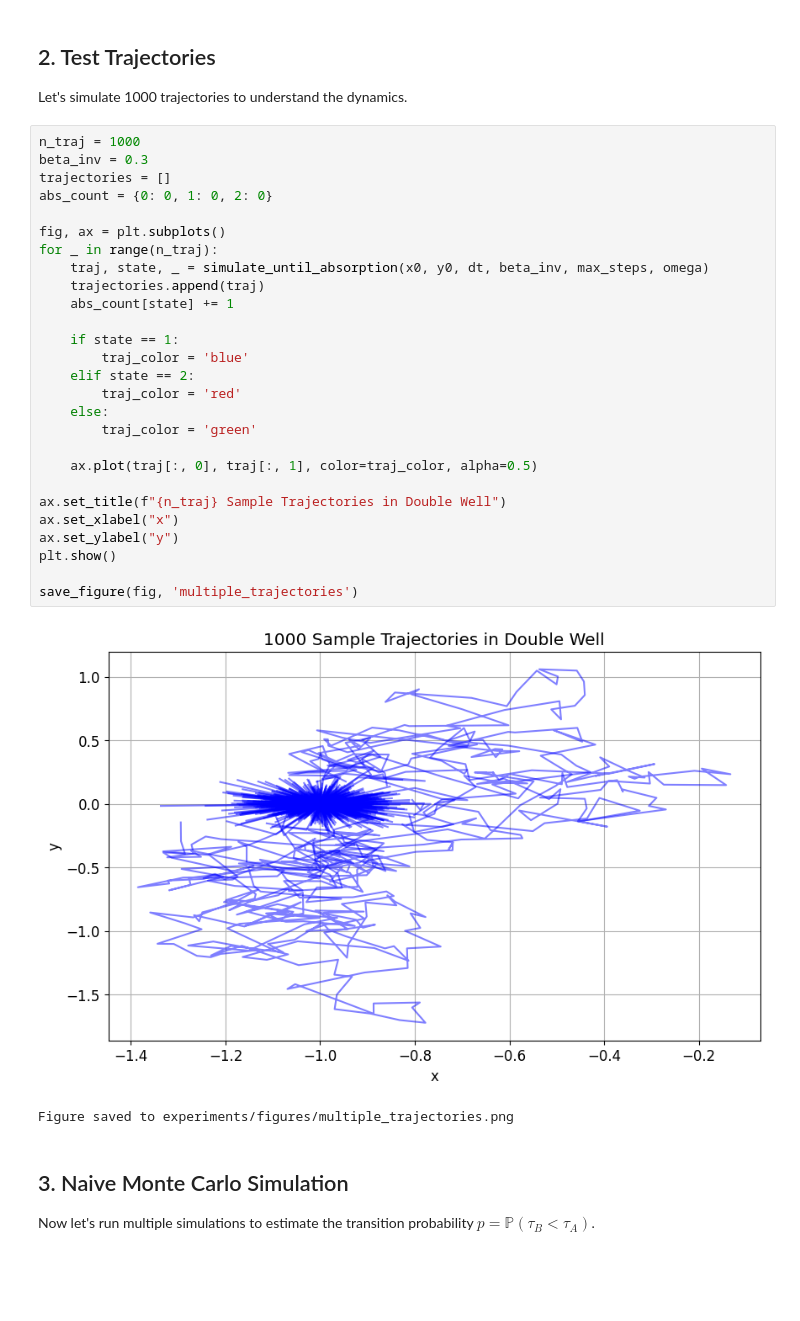
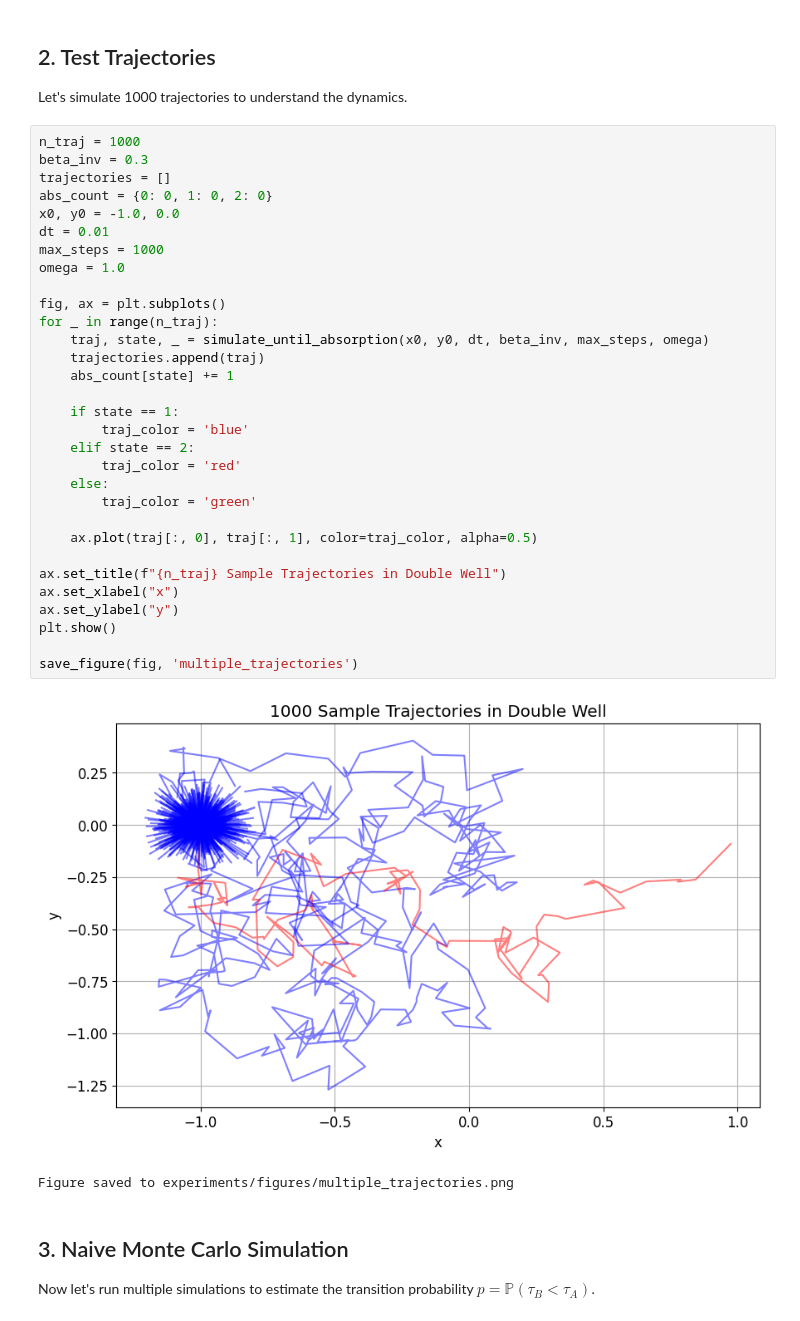
Before and after one commit to perseusproject/Rare-Events-AMS, a Jupyter notebook: notebooks/01_naive_mc.ipynb, the cells around one changed output. Saved outputs shown, nothing was run; the diff lists cells and outputs as text; blank space fills up the shorter version.

```diff
--- a/notebooks/01_naive_mc.ipynb
+++ b/notebooks/01_naive_mc.ipynb
@@ -47,32 +47,36 @@ Let's simulate 1000 trajectories to understand the dynamics.
 # %%
 n_traj = 1000
 beta_inv = 0.3
 trajectories = []
 abs_count = {0: 0, 1: 0, 2: 0}
+x0, y0 = -1.0, 0.0
+dt = 0.01
+max_steps = 1000
+omega = 1.0
 
 fig, ax = plt.subplots()
 for _ in range(n_traj):
     traj, state, _ = simulate_until_absorption(x0, y0, dt, beta_inv, max_steps, omega)
     trajectories.append(traj)
     abs_count[state] += 1
 
     if state == 1:
         traj_color = 'blue'
     elif state == 2:
         traj_color = 'red'
     else:
         traj_color = 'green'
 
     ax.plot(traj[:, 0], traj[:, 1], color=traj_color, alpha=0.5)
 
 ax.set_title(f"{n_traj} Sample Trajectories in Double Well")
 ax.set_xlabel("x")
 ax.set_ylabel("y")
 plt.show()
 
 save_figure(fig, 'multiple_trajectories')
 # %% [output]
-[figure, old version]
+[figure, new version]
 Figure saved to experiments/figures/multiple_trajectories.png
 # %% [markdown]
 ## 3. Naive Monte Carlo Simulation
```
Also changed, not shown: parts of 6 cells of this notebook, 4 other files.
